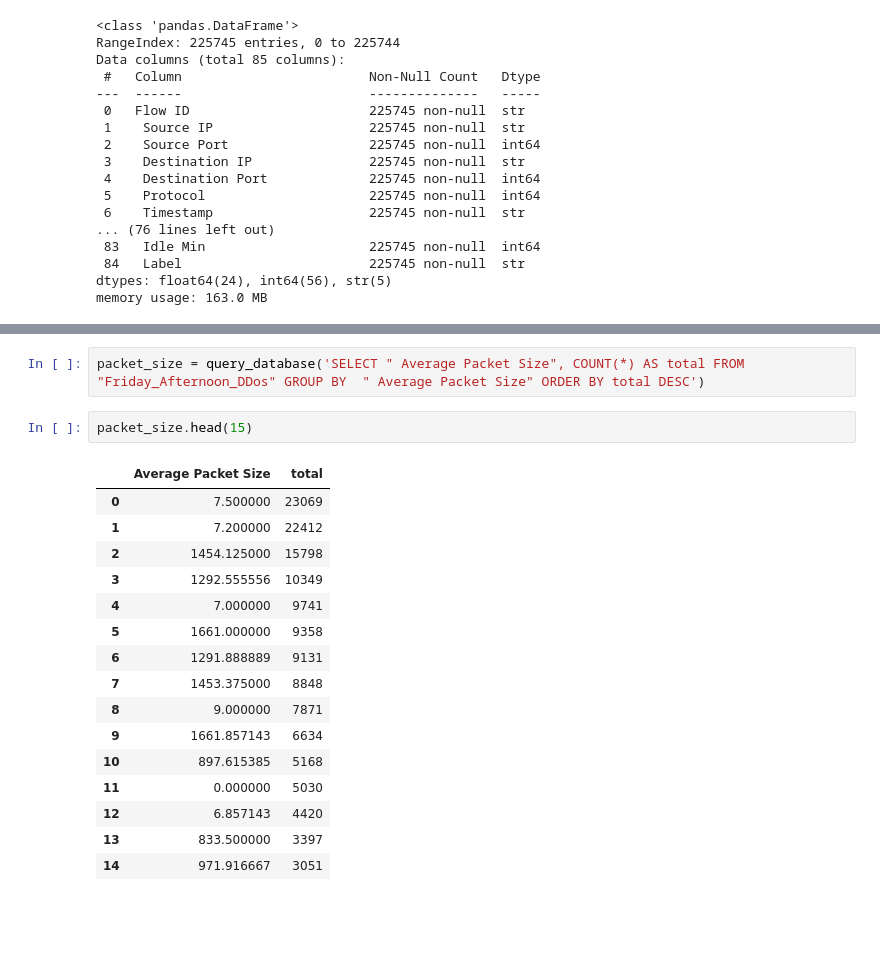
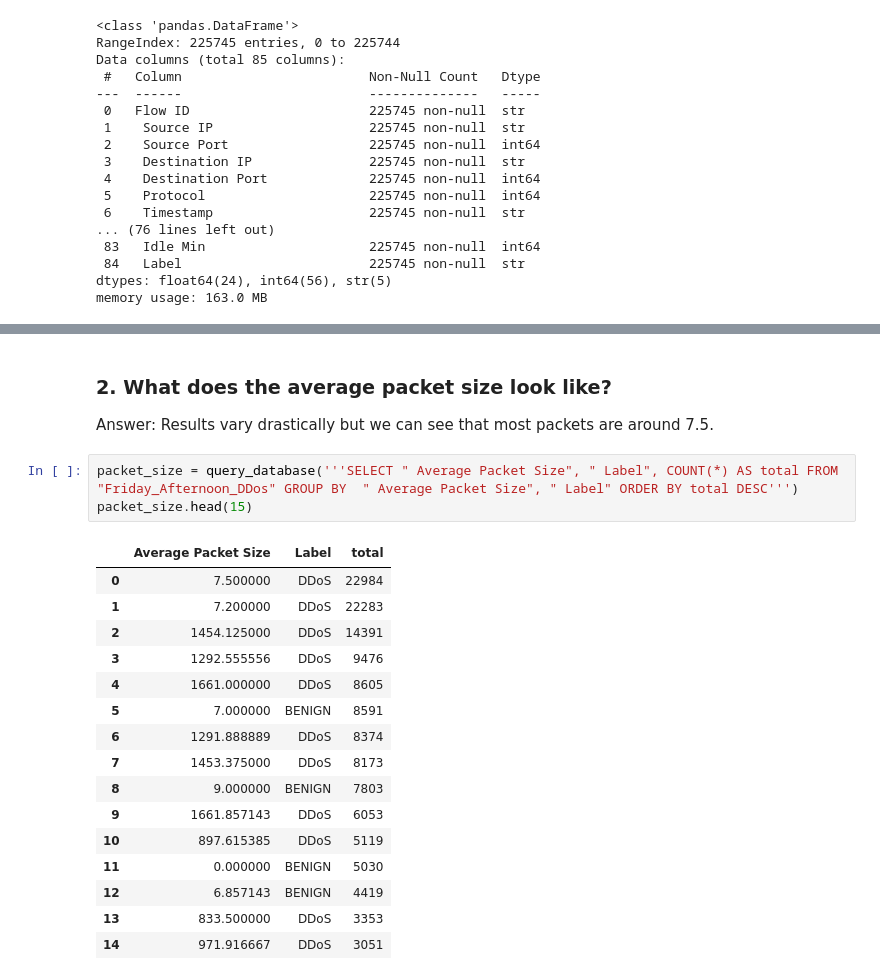
Before and after one commit to lka1459/cybersecurity-analytics-dashboard, a Jupyter notebook: notebook/01_analysis.ipynb, the cells around one changed output, grey strips where cells are left out. Drawn from its saved outputs; the diff is of its cells as text; blank space fills up the shorter version.

```diff
--- a/notebook/01_analysis.ipynb
+++ b/notebook/01_analysis.ipynb
@@ -173,21 +212,23 @@ ports.head(15)
+# %% [markdown]
+### 2. What does the average packet size look like?
+Answer: Results vary drastically but we can see that most packets are around 7.5.
 # %%
-packet_size = query_database('SELECT " Average Packet Size", COUNT(*) AS total FROM "Friday_Afternoon_DDos" GROUP BY  " Average Packet Size" ORDER BY total DESC')
+packet_size = query_database('''SELECT " Average Packet Size", " Label", COUNT(*) AS total FROM "Friday_Afternoon_DDos" GROUP BY  " Average Packet Size", " Label" ORDER BY total DESC''')
+packet_size.head(15)
+# %% [output]
+|  | Average Packet Size | Label | total |
+| 0 | 7.500000 | DDoS | 22984 |
+| 1 | 7.200000 | DDoS | 22283 |
+| 2 | 1454.125000 | DDoS | 14391 |
+| 3 | 1292.555556 | DDoS | 9476 |
+| 4 | 1661.000000 | DDoS | 8605 |
+| 5 | 7.000000 | BENIGN | 8591 |
+| 6 | 1291.888889 | DDoS | 8374 |
+| 7 | 1453.375000 | DDoS | 8173 |
+| 8 | 9.000000 | BENIGN | 7803 |
+| 9 | 1661.857143 | DDoS | 6053 |
+| 10 | 897.615385 | DDoS | 5119 |
+| 11 | 0.000000 | BENIGN | 5030 |
+| 12 | 6.857143 | BENIGN | 4419 |
+| 13 | 833.500000 | DDoS | 3353 |
+| 14 | 971.916667 | DDoS | 3051 |
-# %%
-packet_size.head(15)
-# %% [output]
-|  | Average Packet Size | total |
-| 0 | 7.500000 | 23069 |
-| 1 | 7.200000 | 22412 |
-| 2 | 1454.125000 | 15798 |
-| 3 | 1292.555556 | 10349 |
-| 4 | 7.000000 | 9741 |
-| 5 | 1661.000000 | 9358 |
-| 6 | 1291.888889 | 9131 |
-| 7 | 1453.375000 | 8848 |
-| 8 | 9.000000 | 7871 |
-| 9 | 1661.857143 | 6634 |
-| 10 | 897.615385 | 5168 |
-| 11 | 0.000000 | 5030 |
-| 12 | 6.857143 | 4420 |
-| 13 | 833.500000 | 3397 |
-| 14 | 971.916667 | 3051 |
```
Also changed, not shown: parts of 26 cells of this notebook, 8 other files.
